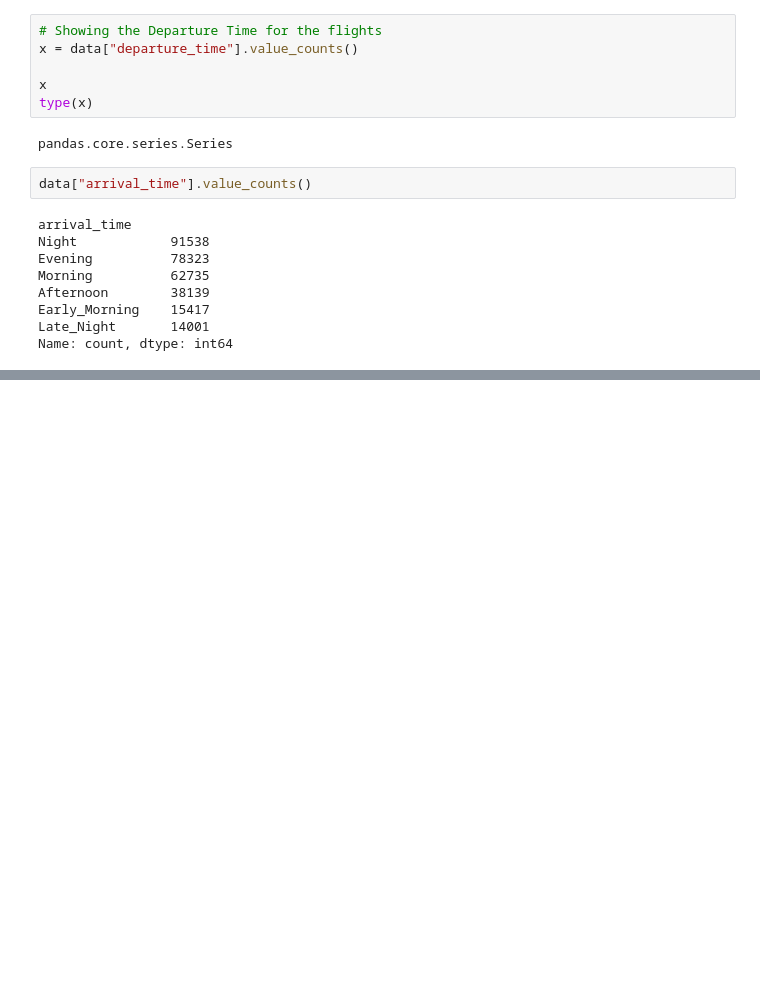
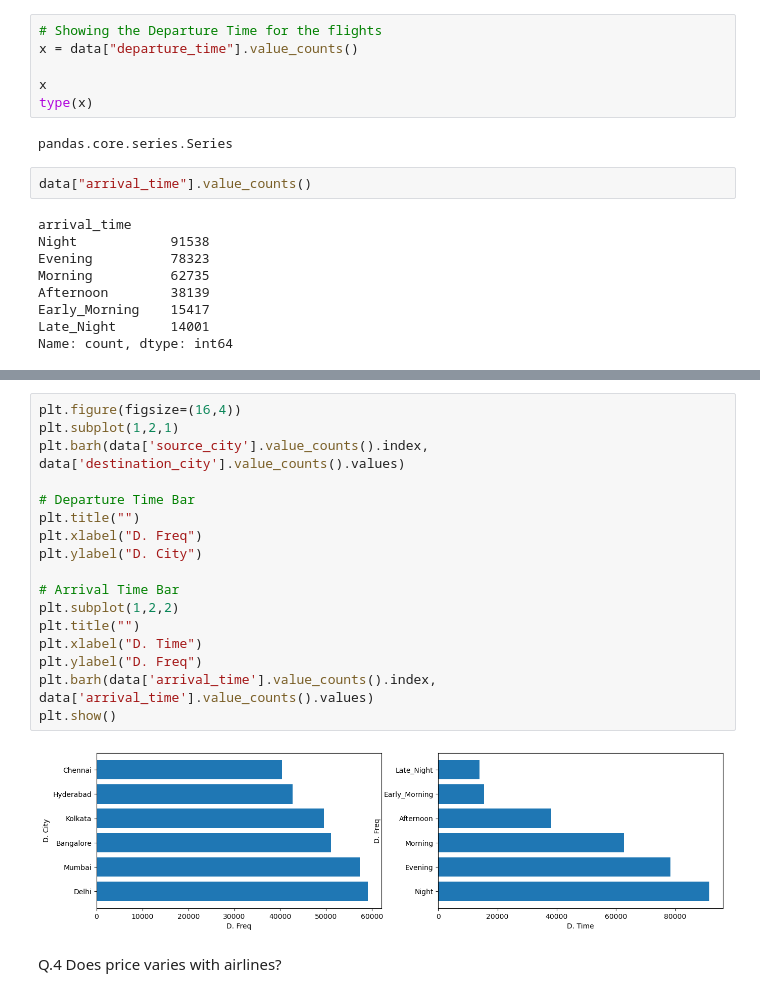
Before and after one commit to GilangPradnyana/UDEMY_PYTHON, a Jupyter notebook: PROJECT/AIRLINES/main.ipynb, the cells around one changed output, grey strips where cells are left out. Saved outputs shown, nothing was run; the diff lists cells and outputs as text; blank space fills up the shorter version.

```diff
--- a/PROJECT/AIRLINES/main.ipynb
+++ b/PROJECT/AIRLINES/main.ipynb
@@ -192,0 +236,21 @@ plt.show()
+# %%
+plt.figure(figsize=(16,4))
+plt.subplot(1,2,1)
+plt.barh(data['source_city'].value_counts().index, data['destination_city'].value_counts().values)
+
+# Departure Time Bar
+plt.title("")
+plt.xlabel("D. Freq")
+plt.ylabel("D. City")
+
+# Arrival Time Bar
+plt.subplot(1,2,2)
+plt.title("")
+plt.xlabel("D. Time")
+plt.ylabel("D. Freq")
+plt.barh(data['arrival_time'].value_counts().index, data['arrival_time'].value_counts().values)
+plt.show()
+# %% [output]
+[figure, added]
+# %% [markdown]
+Q.4 Does price varies with airlines?
```
Also changed, not shown: parts of 30 cells of this notebook.
